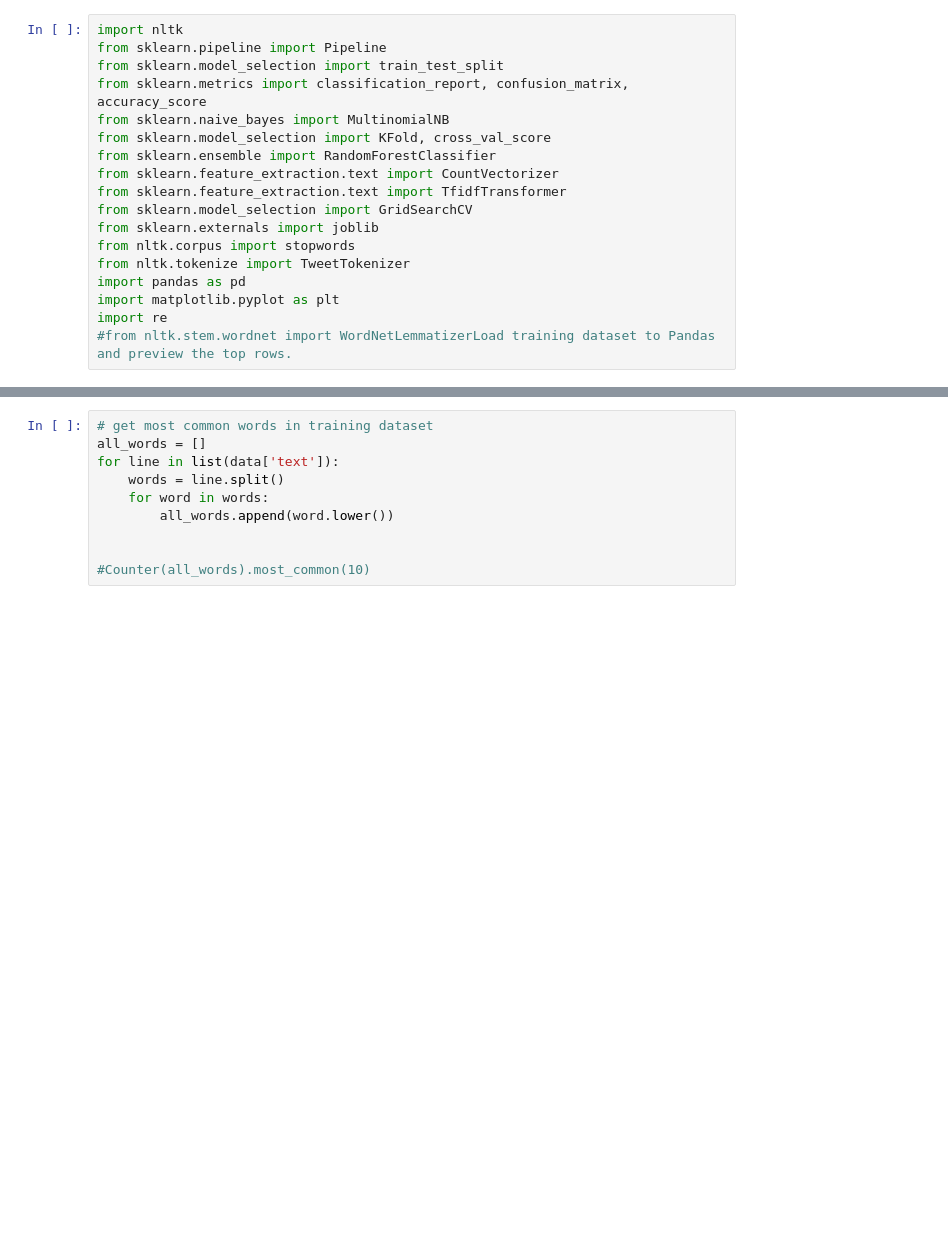
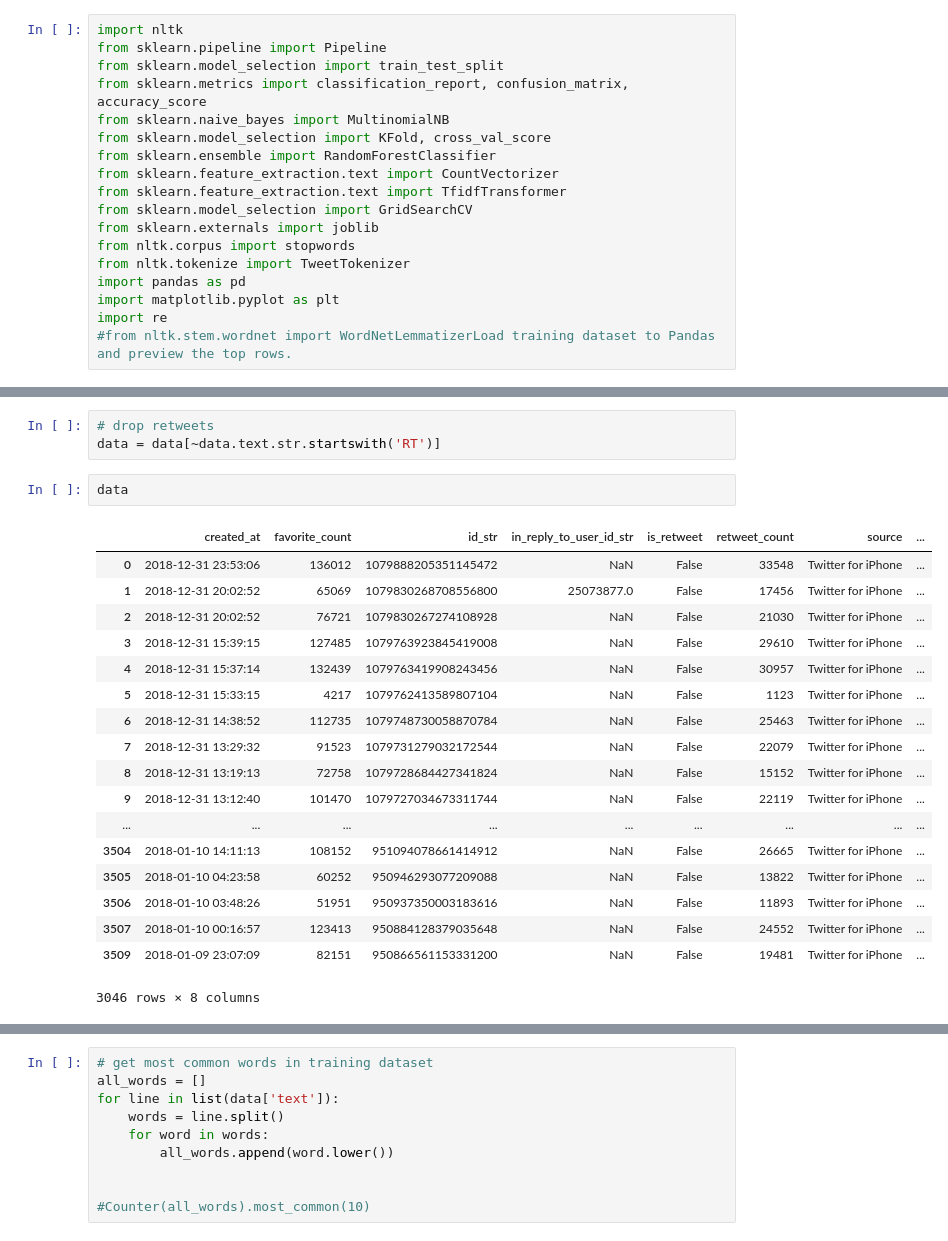
Before and after one commit to dorisep/Project3, a Jupyter notebook: Word Cloud Vs Bag of Words Vs tfidf.ipynb, the cells around one changed output, grey strips where cells are left out. Cells and saved outputs as stored; diff of their text form; blank space fills up the shorter version.

```diff
--- a/Word Cloud Vs Bag of Words Vs tfidf.ipynb
+++ b/Word Cloud Vs Bag of Words Vs tfidf.ipynb
@@ -36,6 +32,30 @@ data.head(10)
 | 7 | 2018-12-31 13:29:32 | 91523 | 1079731279032172544 | NaN | False | 22079 | Twitter for iPhone | ... |
 | 8 | 2018-12-31 13:19:13 | 72758 | 1079728684427341824 | NaN | False | 15152 | Twitter for iPhone | ... |
 | 9 | 2018-12-31 13:12:40 | 101470 | 1079727034673311744 | NaN | False | 22119 | Twitter for iPhone | ... |
+# %%
+# drop retweets
+data = data[~data.text.str.startswith('RT')]
+# %%
+data
+# %% [output]
+|  | created_at | favorite_count | id_str | in_reply_to_user_id_str | is_retweet | retweet_count | source | ... |
+| 0 | 2018-12-31 23:53:06 | 136012 | 1079888205351145472 | NaN | False | 33548 | Twitter for iPhone | ... |
+| 1 | 2018-12-31 20:02:52 | 65069 | 1079830268708556800 | 25073877.0 | False | 17456 | Twitter for iPhone | ... |
+| 2 | 2018-12-31 20:02:52 | 76721 | 1079830267274108928 | NaN | False | 21030 | Twitter for iPhone | ... |
+| 3 | 2018-12-31 15:39:15 | 127485 | 1079763923845419008 | NaN | False | 29610 | Twitter for iPhone | ... |
+| 4 | 2018-12-31 15:37:14 | 132439 | 1079763419908243456 | NaN | False | 30957 | Twitter for iPhone | ... |
+| 5 | 2018-12-31 15:33:15 | 4217 | 1079762413589807104 | NaN | False | 1123 | Twitter for iPhone | ... |
+| 6 | 2018-12-31 14:38:52 | 112735 | 1079748730058870784 | NaN | False | 25463 | Twitter for iPhone | ... |
+| 7 | 2018-12-31 13:29:32 | 91523 | 1079731279032172544 | NaN | False | 22079 | Twitter for iPhone | ... |
+| 8 | 2018-12-31 13:19:13 | 72758 | 1079728684427341824 | NaN | False | 15152 | Twitter for iPhone | ... |
+| 9 | 2018-12-31 13:12:40 | 101470 | 1079727034673311744 | NaN | False | 22119 | Twitter for iPhone | ... |
+| ... | ... | ... | ... | ... | ... | ... | ... | ... |
+| 3504 | 2018-01-10 14:11:13 | 108152 | 951094078661414912 | NaN | False | 26665 | Twitter for iPhone | ... |
+| 3505 | 2018-01-10 04:23:58 | 60252 | 950946293077209088 | NaN | False | 13822 | Twitter for iPhone | ... |
+| 3506 | 2018-01-10 03:48:26 | 51951 | 950937350003183616 | NaN | False | 11893 | Twitter for iPhone | ... |
+| 3507 | 2018-01-10 00:16:57 | 123413 | 950884128379035648 | NaN | False | 24552 | Twitter for iPhone | ... |
+| 3509 | 2018-01-09 23:07:09 | 82151 | 950866561153331200 | NaN | False | 19481 | Twitter for iPhone | ... |
+3046 rows × 8 columns
 # %%
 # get a word count per sentence column
 def word_count(sentence):
```
Also changed, not shown: parts of 7 cells of this notebook.
